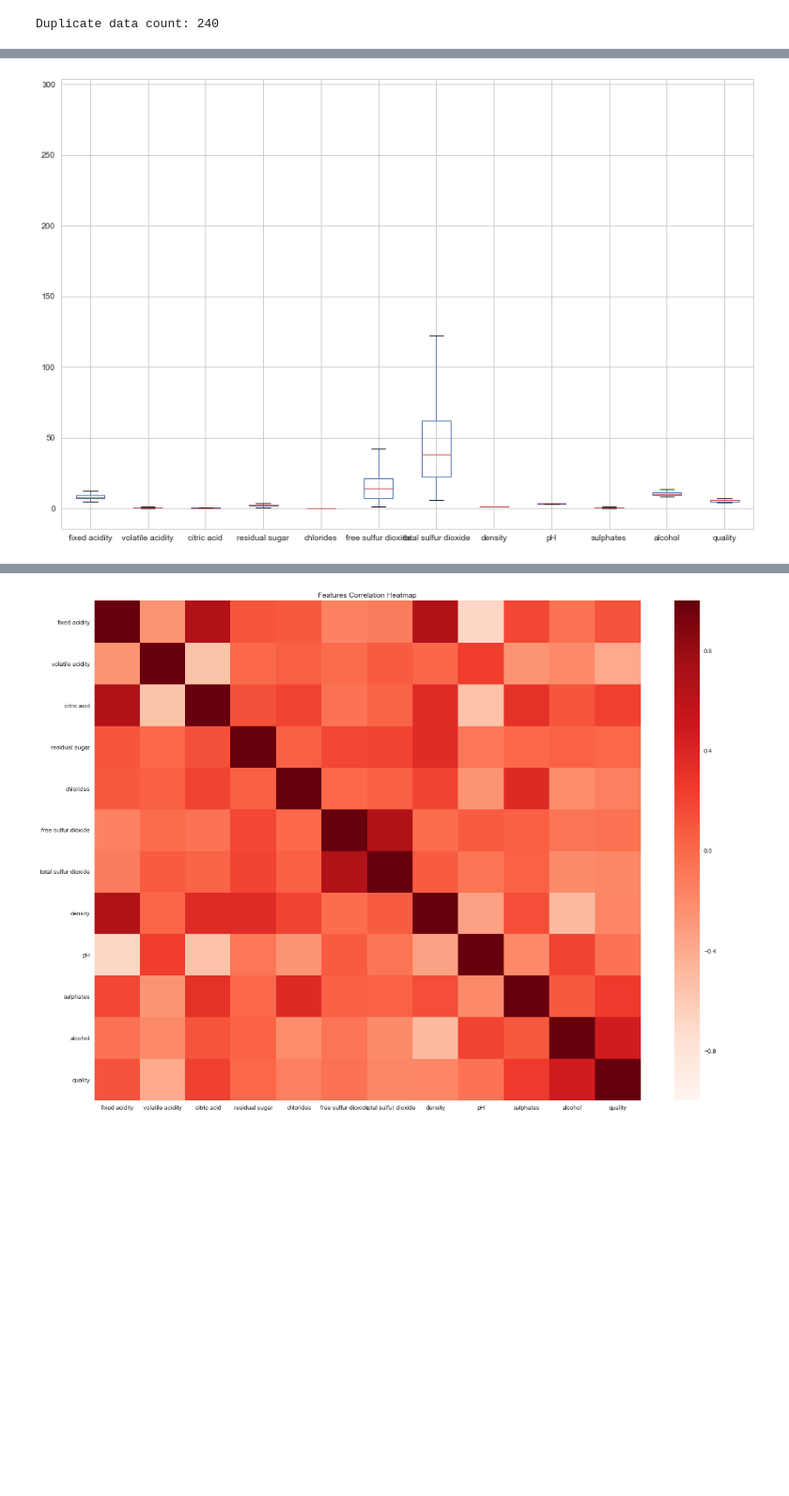
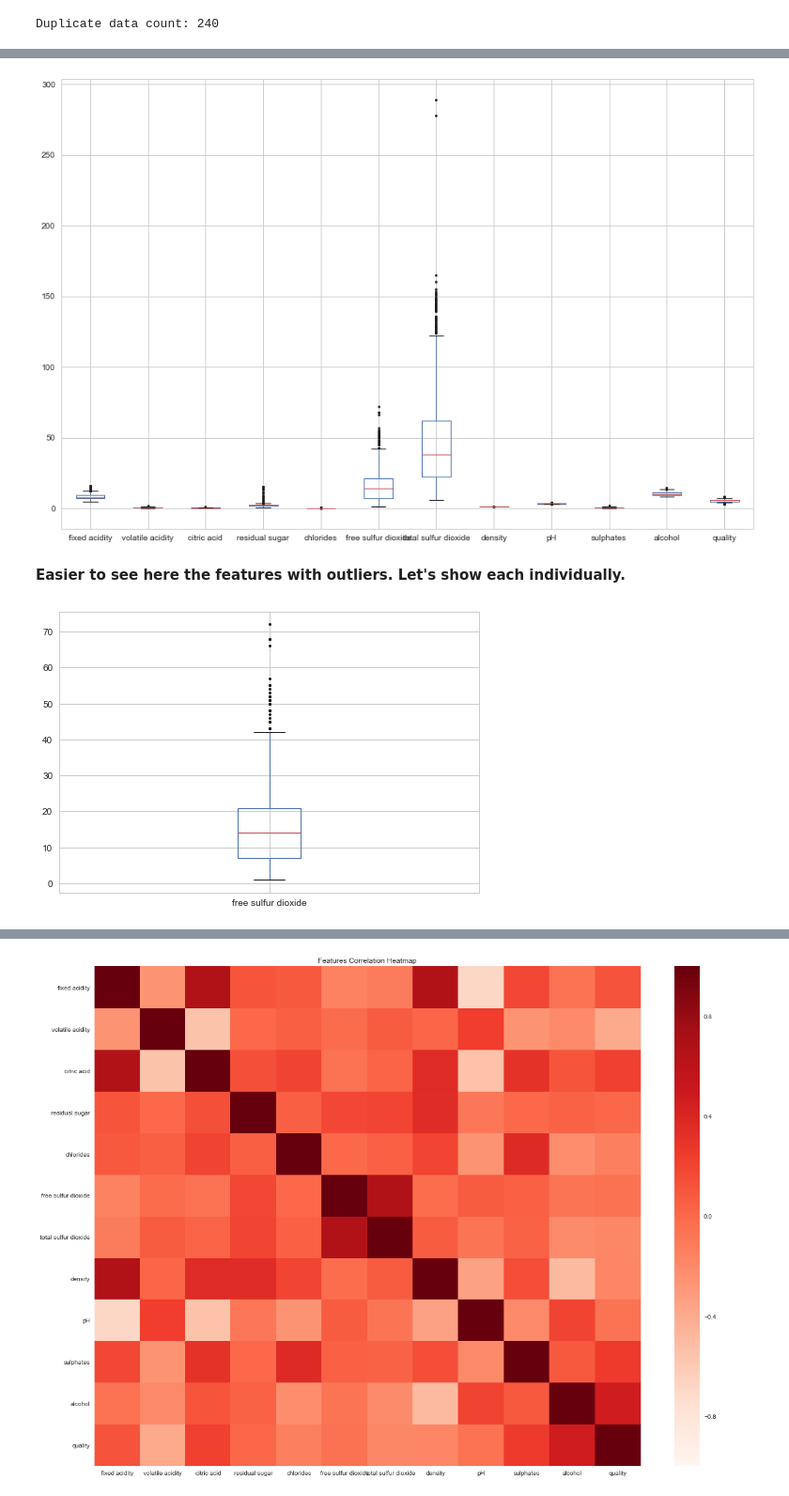
Before and after one commit to spiritedtechie/wine-quality-prediction, a Jupyter notebook: Wine Quality Data Analysis.ipynb, the cells around one changed output, grey strips where cells are left out. Shown at 94% size. Saved outputs shown, nothing was run; the diff lists cells and outputs as text; code cells hidden in the pictures; blank space fills up the shorter version.

```diff
--- a/Wine Quality Data Analysis.ipynb
+++ b/Wine Quality Data Analysis.ipynb
@@ -57,6 +119,13 @@ dtype: int64
 # %%
-data.plot(kind='box', figsize=(15,10))
+data.plot.box(sym='k.', figsize=(15,10))
 plt.show()
 # %% [output]
-[figure, old version]
+[figure, new version]
+# %% [markdown]
+<b>Easier to see here the features with outliers. Let's show each individually.</b>
+# %%
+data[['free sulfur dioxide']].plot(kind='box', sym='k.')
+plt.show()
+# %% [output]
+[figure, added]
 # %%
```
Also changed, not shown: parts of 35 cells of this notebook.
